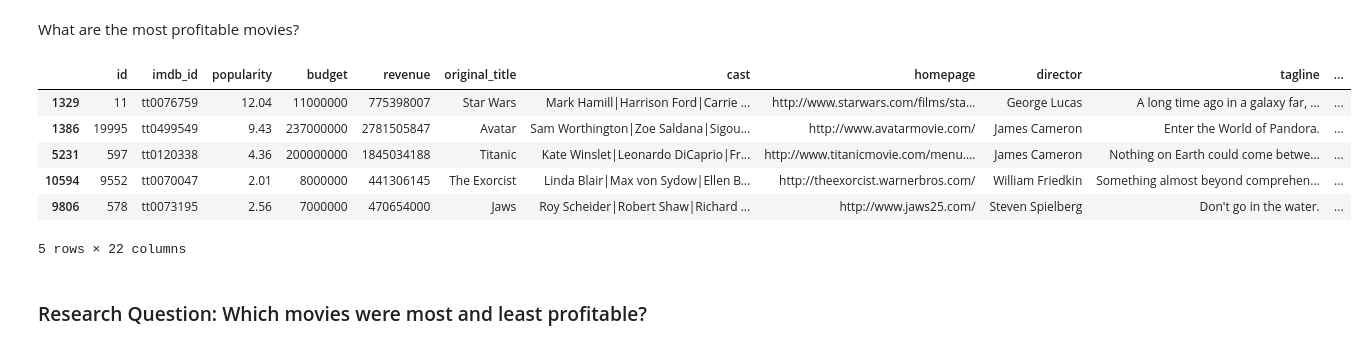
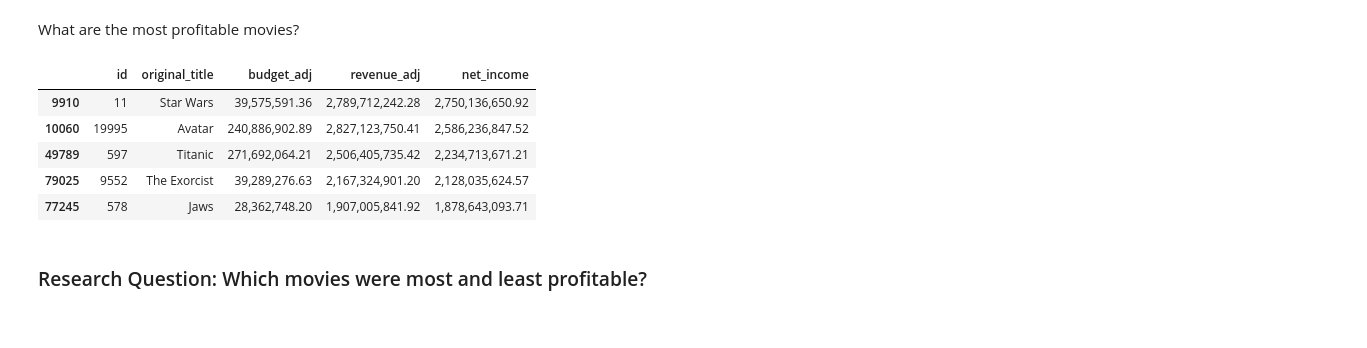
Before and after one commit to kennethn/data-analyst-nanodegree, a Jupyter notebook: 2_Investigate_A_Dataset/2_Investigate_A_Dataset.ipynb, the cells around one changed output. Saved outputs shown, nothing was run; the diff lists cells and outputs as text; code cells hidden in the pictures.

```diff
--- a/2_Investigate_A_Dataset/2_Investigate_A_Dataset.ipynb
+++ b/2_Investigate_A_Dataset/2_Investigate_A_Dataset.ipynb
@@ -247,0 +221,30 @@ Int64Index([2], dtype='int64')
+# %%
+# I found this function for flattening columns that contain
+# multiple delimited values. It does exactly what I need.
+# Found here: https://gist.github.com/jlln/338b4b0b55bd6984f883
+def splitDataFrameList(df, target_column, separator):
+    ''' df = dataframe to split,
+    target_column = the column containing the values to split
+    separator = the symbol used to perform the split
+    returns: a dataframe with each entry for the target column
+    separated, with each element moved into a new row.
+    The values in the other columns are duplicated across
+    the newly divided rows.
+    '''
+    row_accumulator = []
+
+    def splitListToRows(row, separator):
+        split_row = row[target_column].split(separator)
+        for s in split_row:
+            new_row = row.to_dict()
+            new_row[target_column] = s
+            row_accumulator.append(new_row)
+
+    df.apply(splitListToRows, axis=1, args=(separator, ))
+    new_df = pd.DataFrame(row_accumulator)
+    return new_df
+# %%
+# Split and flatten the cast and genres categories
+df_flat = splitDataFrameList(df.dropna(), 'cast', '|')
+df_flat = splitDataFrameList(df_flat.dropna(), 'genres', '|')
+df_flat = splitDataFrameList(df_flat.dropna(), 'keywords', '|')
@@ -247,0 +281,4 @@ Int64Index([2], dtype='int64')
+# %%
+df_vals = df_flat.drop(columns=['genres', 'cast', 'keywords'])
+df_vals.drop_duplicates(inplace=True)
+df_vals.head()
@@ -250,15 +294,16 @@ Int64Index([2], dtype='int64')
 # %% [markdown]
 What are the most profitable movies?
 # %%
-df.sort_values(['net_income'], ascending=False).head()
+df_vals.sort_values(['net_income'], ascending=False)[[
+    'id', 'original_title', 'budget_adj', 'revenue_adj', 'net_income'
+]].head()
 # %% [output]
-|  | id | imdb_id | popularity | budget | revenue | original_title | cast | homepage | director | tagline | ... |
-| 1329 | 11 | tt0076759 | 12.04 | 11000000 | 775398007 | Star Wars | Mark Hamill|Harrison Ford|Carrie ... | http://www.starwars.com/films/sta... | George Lucas | A long time ago in a galaxy far, ... | ... |
-| 1386 | 19995 | tt0499549 | 9.43 | 237000000 | 2781505847 | Avatar | Sam Worthington|Zoe Saldana|Sigou... | http://www.avatarmovie.com/ | James Cameron | Enter the World of Pandora. | ... |
-| 5231 | 597 | tt0120338 | 4.36 | 200000000 | 1845034188 | Titanic | Kate Winslet|Leonardo DiCaprio|Fr... | http://www.titanicmovie.com/menu.... | James Cameron | Nothing on Earth could come betwe... | ... |
-| 10594 | 9552 | tt0070047 | 2.01 | 8000000 | 441306145 | The Exorcist | Linda Blair|Max von Sydow|Ellen B... | http://theexorcist.warnerbros.com/ | William Friedkin | Something almost beyond comprehen... | ... |
-| 9806 | 578 | tt0073195 | 2.56 | 7000000 | 470654000 | Jaws | Roy Scheider|Robert Shaw|Richard ... | http://www.jaws25.com/ | Steven Spielberg | Don't go in the water. | ... |
+|  | id | original_title | budget_adj | revenue_adj | net_income |
+| 9910 | 11 | Star Wars | 39,575,591.36 | 2,789,712,242.28 | 2,750,136,650.92 |
+| 10060 | 19995 | Avatar | 240,886,902.89 | 2,827,123,750.41 | 2,586,236,847.52 |
+| 49789 | 597 | Titanic | 271,692,064.21 | 2,506,405,735.42 | 2,234,713,671.21 |
+| 79025 | 9552 | The Exorcist | 39,289,276.63 | 2,167,324,901.20 | 2,128,035,624.57 |
+| 77245 | 578 | Jaws | 28,362,748.20 | 1,907,005,841.92 | 1,878,643,093.71 |
-5 rows × 22 columns
 # %% [markdown]
 ### Research Question: Which movies were most and least profitable?
 # %%
```
Also changed, not shown: parts of 34 cells of this notebook.
